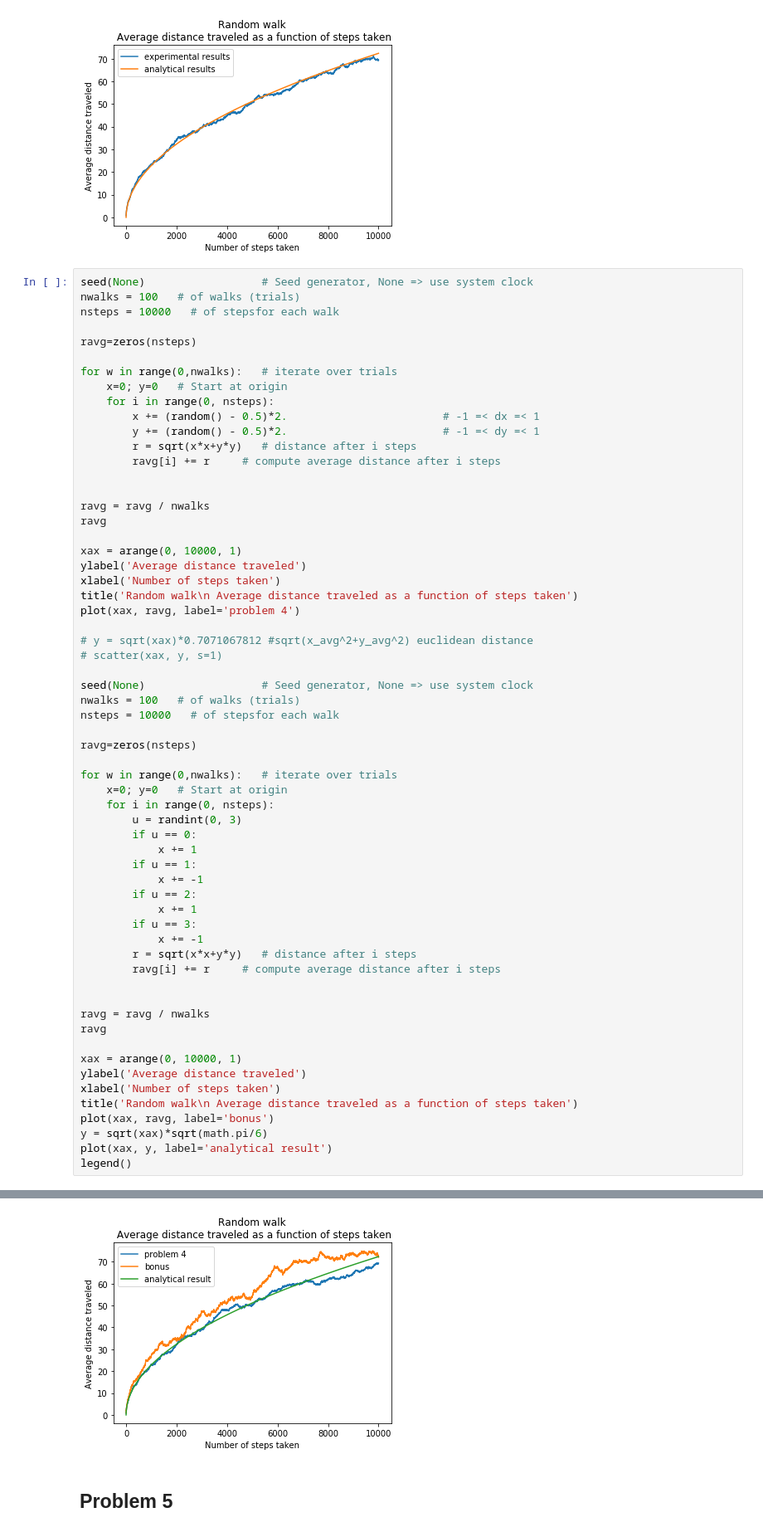
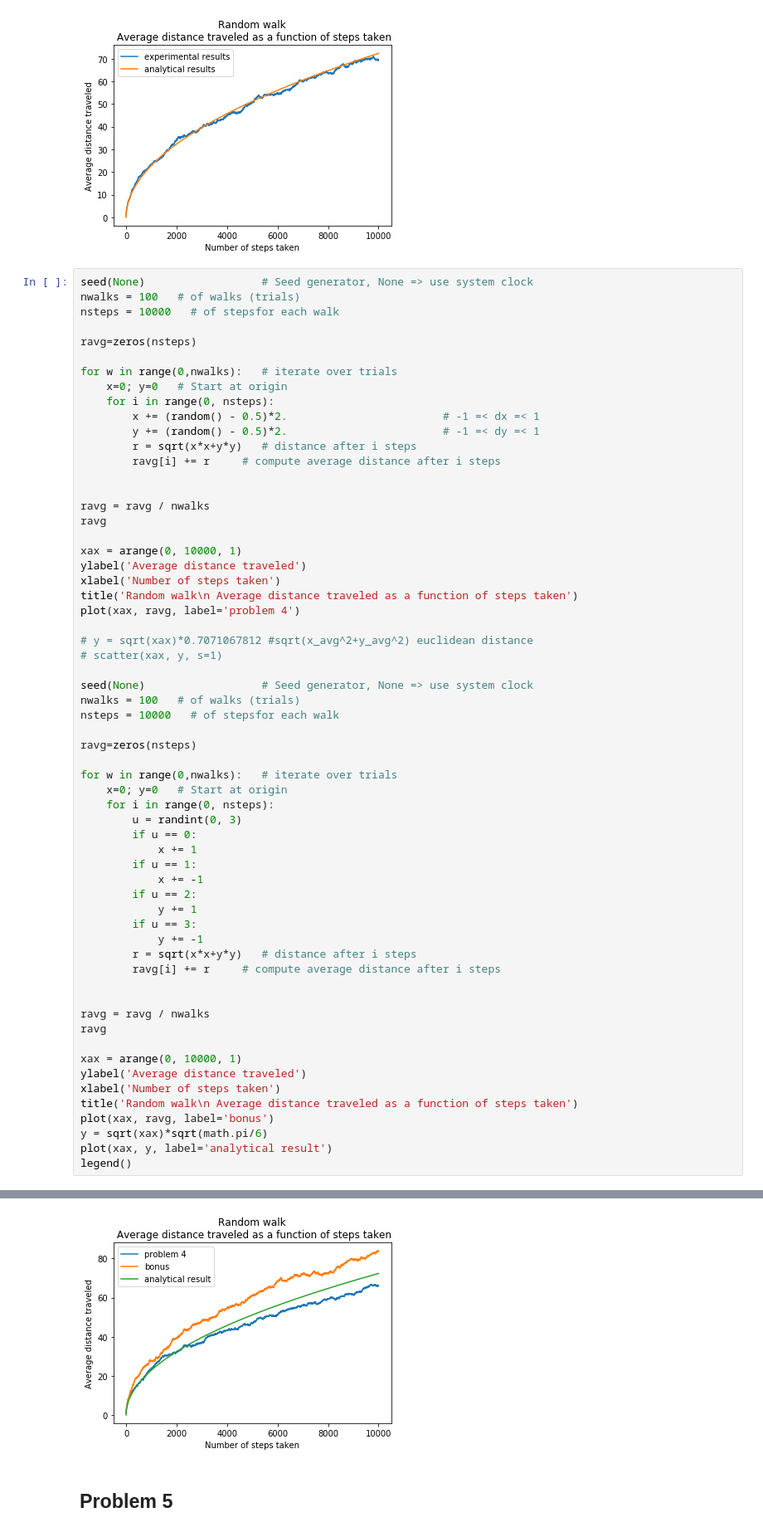
Before and after one commit to mcatalano26/HW4, a Jupyter notebook: HarkinsCatalanoHW4.ipynb, the cells around one changed output, grey strips where cells are left out. Shown: that part at 83% size. Cells and saved outputs as stored; diff of their text form.

```diff
--- a/HarkinsCatalanoHW4.ipynb
+++ b/HarkinsCatalanoHW4.ipynb
@@ -335,36 +335,36 @@ nsteps = 10000   # of stepsfor each walk
 
 ravg=zeros(nsteps)
 
 for w in range(0,nwalks):   # iterate over trials
     x=0; y=0   # Start at origin
     for i in range(0, nsteps):
         u = randint(0, 3)
         if u == 0:
             x += 1
         if u == 1:
             x += -1
         if u == 2:
-            x += 1
+            y += 1
         if u == 3:
-            x += -1
+            y += -1
         r = sqrt(x*x+y*y)   # distance after i steps
         ravg[i] += r     # compute average distance after i steps
 
 
 ravg = ravg / nwalks
 ravg
 
 xax = arange(0, 10000, 1)
 ylabel('Average distance traveled')
 xlabel('Number of steps taken')
 title('Random walk\n Average distance traveled as a function of steps taken')
 plot(xax, ravg, label='bonus')
 y = sqrt(xax)*sqrt(math.pi/6)
 plot(xax, y, label='analytical result')
 legend()
 # %% [output]
 <matplotlib.legend.Legend at 0x...>
-[figure, old version]
+[figure, new version]
 # %% [markdown]
 ## Problem 5
 # %%
```
Also changed, not shown: parts of 1 cell of this notebook.
